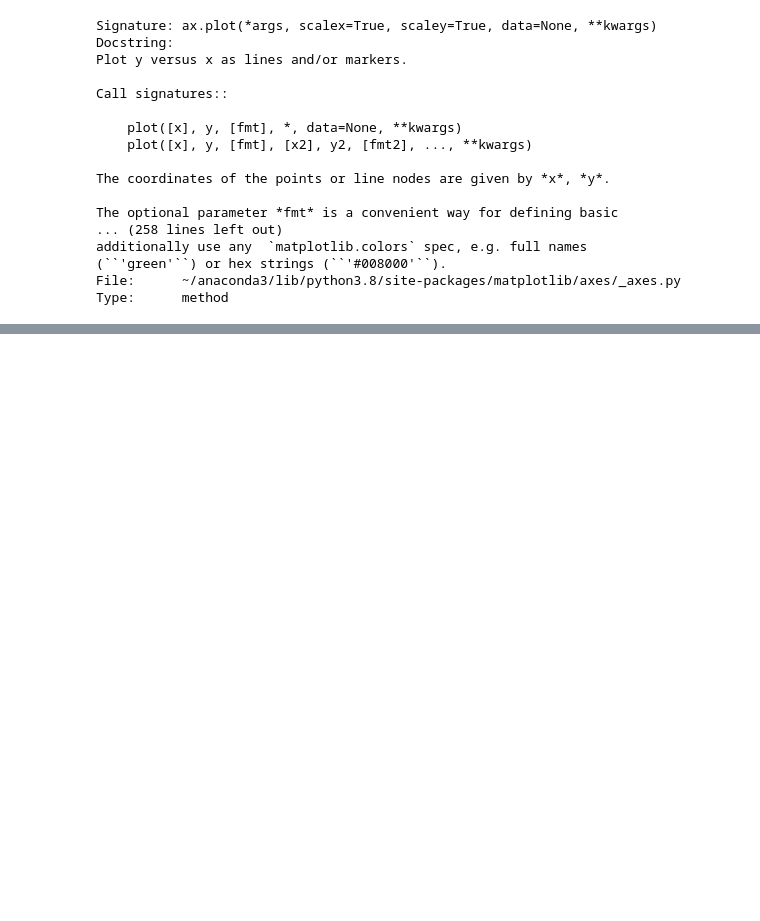
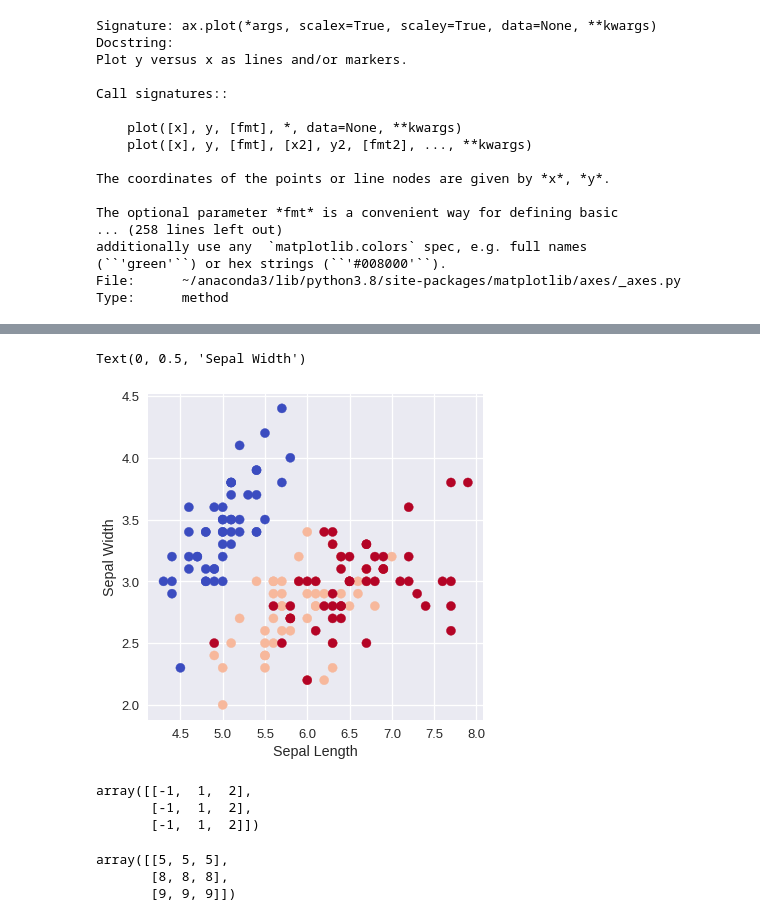
Before and after one commit to andvsilva/data_science_journey, a Jupyter notebook: course_ds/notebooks/matplot_vis.ipynb, the cells around one changed output, grey strips where cells are left out. Cells and saved outputs as stored; diff of their text form; code cells hidden in the pictures; blank space fills up the shorter version.

```diff
--- a/course_ds/notebooks/matplot_vis.ipynb
+++ b/course_ds/notebooks/matplot_vis.ipynb
@@ -148,0 +165,3 @@ for m in markes:
+# %%
+iris = load_dataset('iris')
+iris.head()
@@ -148,0 +175,27 @@ for m in markes:
+# %%
+clrs = np.random.rand(len(iris.species))
+clrs[iris.species==iris.species.unique()[0]] = 0.2
+clrs[iris.species==iris.species.unique()[1]] = 0.6
+clrs[iris.species==iris.species.unique()[2]] = 0.8
+plt.figure(figsize=(6,6))
+c = np.random.rand(len(iris.species))
+plt.scatter(iris.sepal_length,iris.sepal_width,c=clrs,
+            cmap=plt.cm.coolwarm)
+plt.xlabel('Sepal Length')
+plt.ylabel('Sepal Width')
+# %% [output]
+Text(0, 0.5, 'Sepal Width')
+[figure, added]
+# %%
+X,Y = np.meshgrid([-1,1,2],[5,8,9])
+X
+# %% [output]
+array([[-1,  1,  2],
+       [-1,  1,  2],
+       [-1,  1,  2]])
+# %%
+Y
+# %% [output]
+array([[5, 5, 5],
+       [8, 8, 8],
+       [9, 9, 9]])
```
Also changed, not shown: parts of 73 cells of this notebook, 3 other files.
